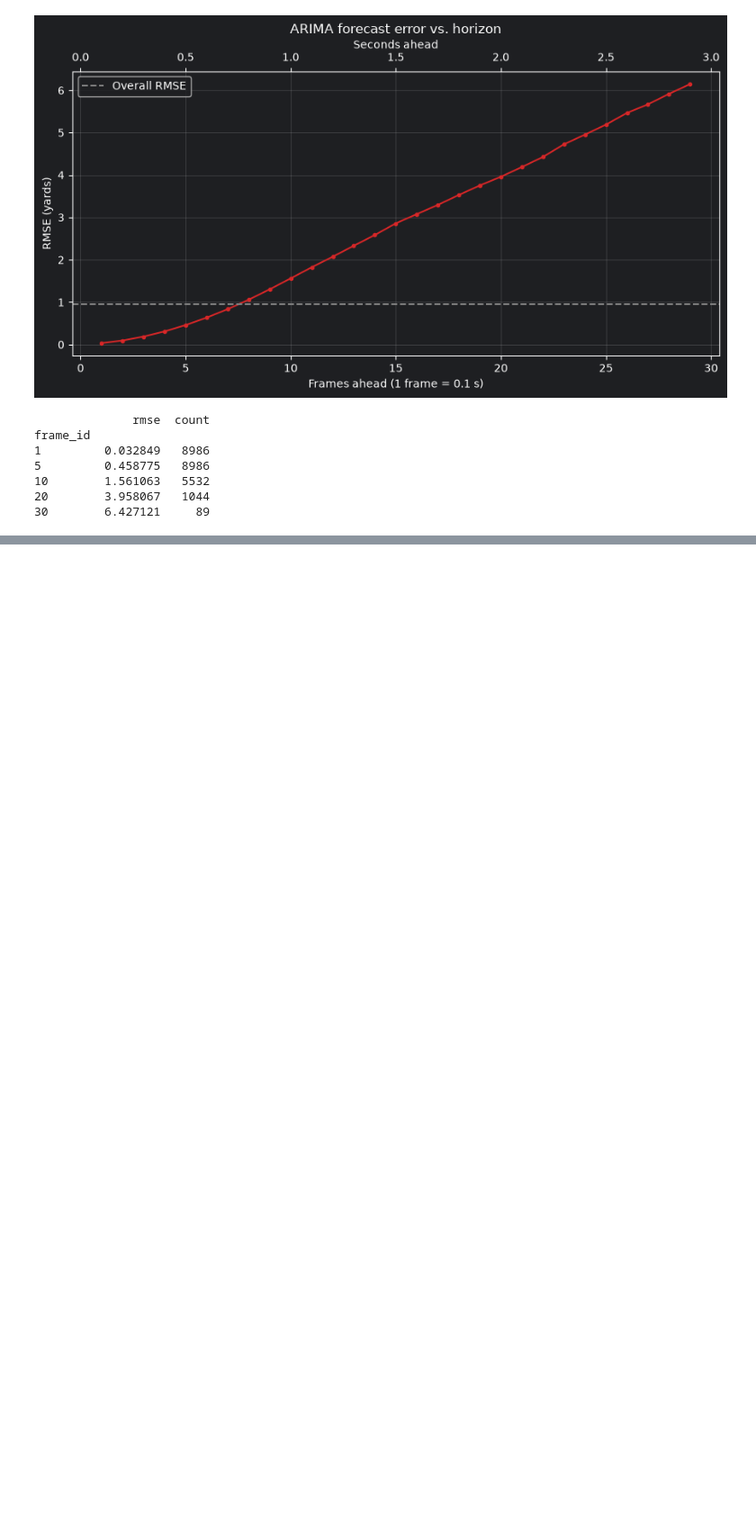
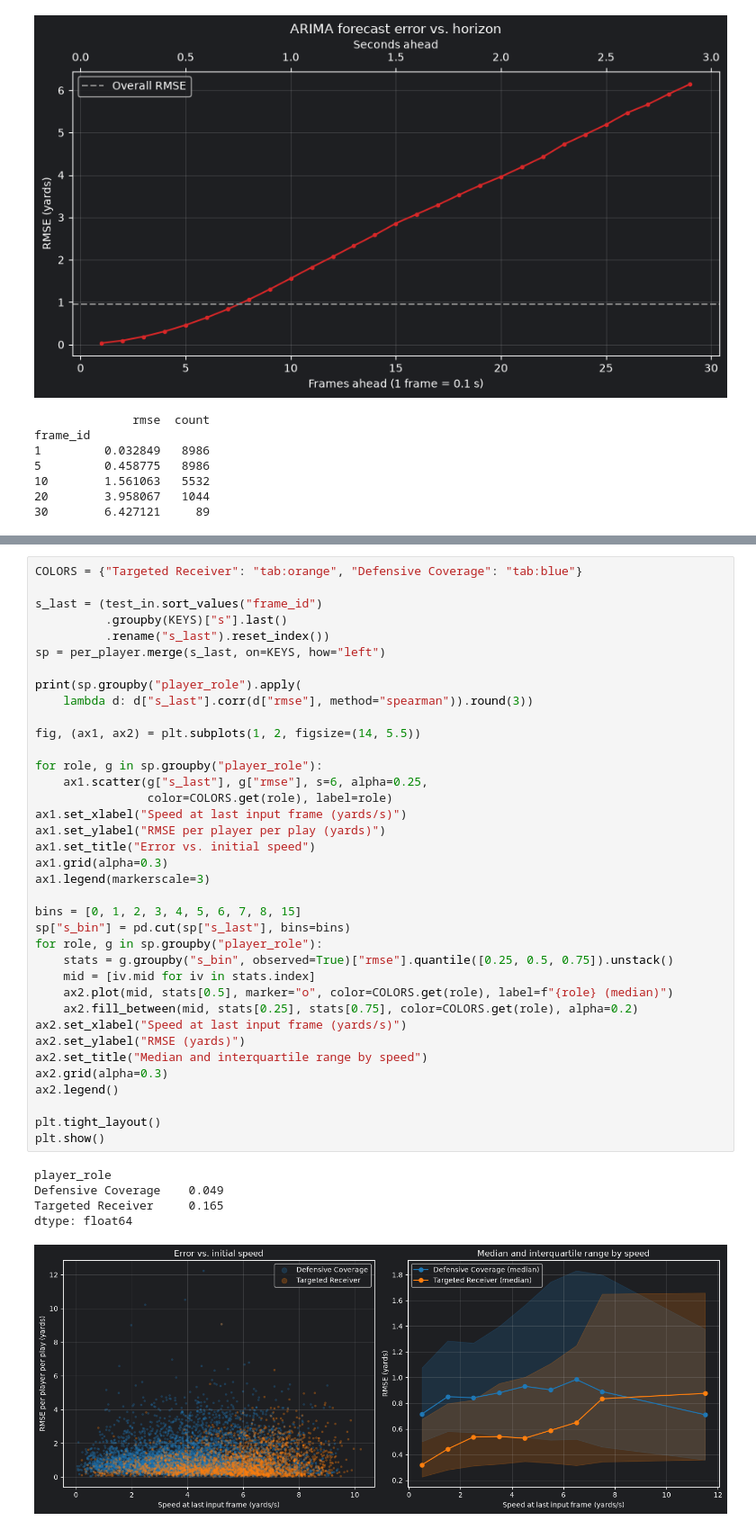
Before and after one commit to LucasVieira-eng/nfl-big-data-bowl-2026-prediction, a Jupyter notebook: notebooks/arima-testing-03.ipynb, the cells around one changed output, grey strips where cells are left out. Shown at 90% size. Cells and saved outputs as stored; diff of their text form; blank space fills up the shorter version.

```diff
--- a/notebooks/arima-testing-03.ipynb
+++ b/notebooks/arima-testing-03.ipynb
@@ -206,0 +315,43 @@ frame_id
+# %%
+COLORS = {"Targeted Receiver": "tab:orange", "Defensive Coverage": "tab:blue"}
+
+s_last = (test_in.sort_values("frame_id")
+          .groupby(KEYS)["s"].last()
+          .rename("s_last").reset_index())
+sp = per_player.merge(s_last, on=KEYS, how="left")
+
+print(sp.groupby("player_role").apply(
+    lambda d: d["s_last"].corr(d["rmse"], method="spearman")).round(3))
+
+fig, (ax1, ax2) = plt.subplots(1, 2, figsize=(14, 5.5))
+
+for role, g in sp.groupby("player_role"):
+    ax1.scatter(g["s_last"], g["rmse"], s=6, alpha=0.25,
+                color=COLORS.get(role), label=role)
+ax1.set_xlabel("Speed at last input frame (yards/s)")
+ax1.set_ylabel("RMSE per player per play (yards)")
+ax1.set_title("Error vs. initial speed")
+ax1.grid(alpha=0.3)
+ax1.legend(markerscale=3)
+
+bins = [0, 1, 2, 3, 4, 5, 6, 7, 8, 15]
+sp["s_bin"] = pd.cut(sp["s_last"], bins=bins)
+for role, g in sp.groupby("player_role"):
+    stats = g.groupby("s_bin", observed=True)["rmse"].quantile([0.25, 0.5, 0.75]).unstack()
+    mid = [iv.mid for iv in stats.index]
+    ax2.plot(mid, stats[0.5], marker="o", color=COLORS.get(role), label=f"{role} (median)")
+    ax2.fill_between(mid, stats[0.25], stats[0.75], color=COLORS.get(role), alpha=0.2)
+ax2.set_xlabel("Speed at last input frame (yards/s)")
+ax2.set_ylabel("RMSE (yards)")
+ax2.set_title("Median and interquartile range by speed")
+ax2.grid(alpha=0.3)
+ax2.legend()
+
+plt.tight_layout()
+plt.show()
+# %% [output]
+player_role
+Defensive Coverage    0.049
+Targeted Receiver     0.165
+dtype: float64
+[figure, added]
```
Also changed, not shown: parts of 5 cells of this notebook.
